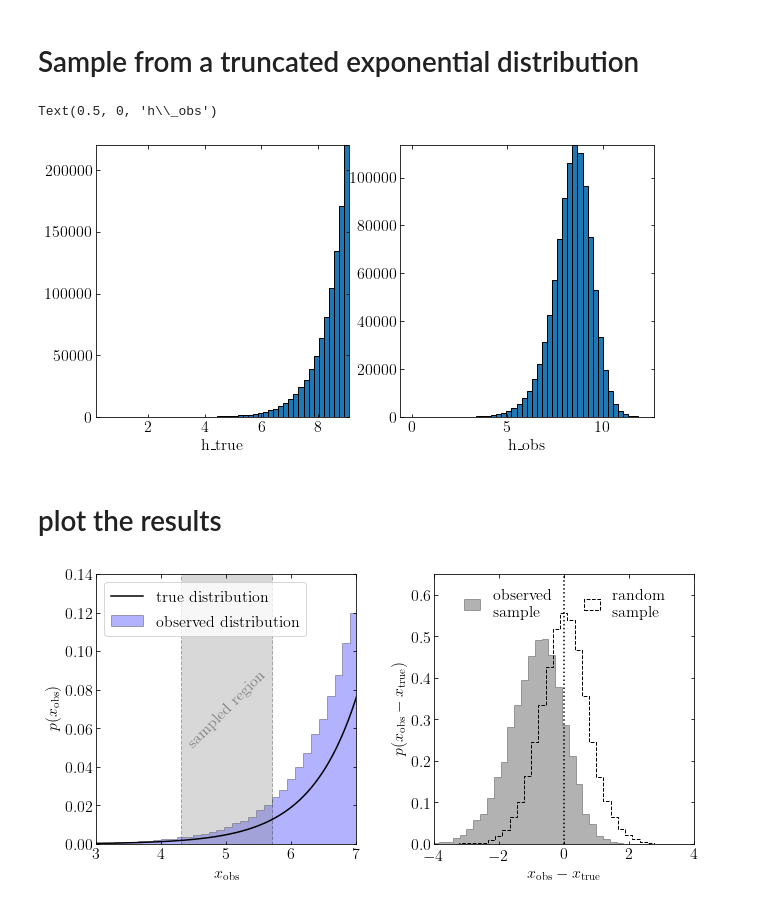
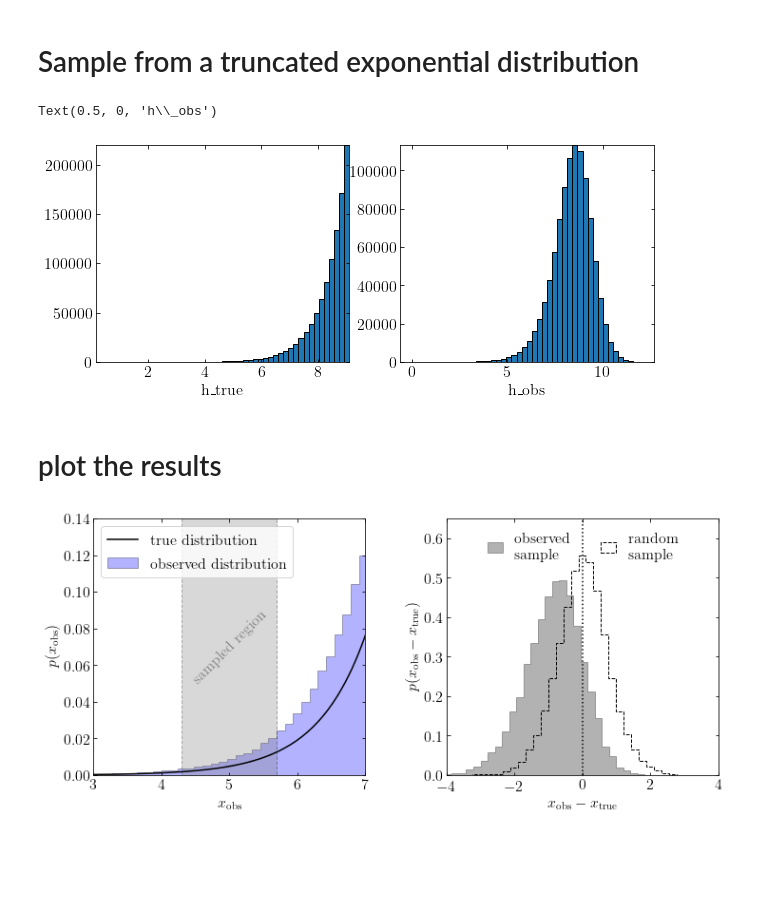
Before and after one commit to sylvielsstfr/MyAstroML, a Jupyter notebook: 2019/Chap5/fig_5_2_malmquist_bias.ipynb, the cells around one changed output. Cells and saved outputs as stored; diff of their text form; code cells hidden in the pictures; blank space fills up the shorter version.

```diff
--- a/2019/Chap5/fig_5_2_malmquist_bias.ipynb
+++ b/2019/Chap5/fig_5_2_malmquist_bias.ipynb
@@ -62,22 +62,22 @@ rand = np.arange(len(h_obs))
 np.random.shuffle(rand)
 rand = rand[:cut.sum()]
 # %%
-fig = plt.figure(figsize=(10, 5))
+fig = plt.figure(figsize=(10, 4))
 ax=fig.add_subplot(121)
 ax.hist(h_true,bins=50);
 ax.set_xlabel("h\_true")
 ax=fig.add_subplot(122)
 ax.hist(h_obs,bins=50);
 ax.set_xlabel("h\_obs")
 # %% [output]
 Text(0.5, 0, 'h\\_obs')
-[figure, old version]
+[figure, new version]
 # %% [markdown]
 # plot the results
 # %%
 #------------------------------------------------------------
 # plot the results
-fig = plt.figure(figsize=(10, 5))
+fig = plt.figure(figsize=(11, 5))
 fig.subplots_adjust(left=0.12, right=0.95, wspace=0.3,
                     bottom=0.15, top=0.9)
 
@@ -86,11 +86,8 @@ ax = fig.add_subplot(121)
 bins = np.linspace(0, 12, 100)
 
 x_pdf = np.linspace(0, 12, 1000)
-ax.plot(x_pdf, true_dist.pdf(x_pdf), '-k',
-        label='true distribution')
-ax.hist(h_obs, bins, histtype='stepfilled',
-        alpha=0.3, fc='b', density=True,
-        label='observed distribution')
+ax.plot(x_pdf, true_dist.pdf(x_pdf), '-k',label='true distribution')
+ax.hist(h_obs, bins, histtype='stepfilled',alpha=0.3, fc='b', density=True,label='observed distribution')
 ax.legend(loc=2, handlelength=2)
 
 ax.add_patch(plt.Rectangle((hmin, 0), hmax - hmin, 1.2,
@@ -108,10 +105,8 @@ ax.set_ylabel(r'$p(x_{\rm obs})$')
 # Second axes: plot the histogram of (x_obs - x_true)
 ax = fig.add_subplot(122)
 bins = 30
-ax.hist(h_obs[cut] - h_true[cut], bins, histtype='stepfilled',
-        alpha=0.3, color='k', density=True, label='observed\nsample')
-ax.hist(h_obs[rand] - h_true[rand], bins, histtype='step',
-        color='k', linestyle='dashed', density=True, label='random\nsample')
+ax.hist(h_obs[cut] - h_true[cut], bins, histtype='stepfilled',alpha=0.3, color='k', density=True, label='observed\nsample')
+ax.hist(h_obs[rand] - h_true[rand], bins, histtype='step',color='k', linestyle='dashed', density=True, label='random\nsample')
 ax.plot([0, 0], [0, 1], ':k')
 ax.legend(ncol=2, loc='upper center', frameon=False, handlelength=1)
 
@@ -121,4 +116,4 @@ ax.set_xlabel(r'$x_{\rm obs} - x_{\rm true}$')
 ax.set_ylabel(r'$p(x_{\rm obs} - x_{\rm true})$')
 plt.show()
 # %% [output]
-[figure, old version]
+[figure, new version]
```
Also changed, not shown: 2 other files.
